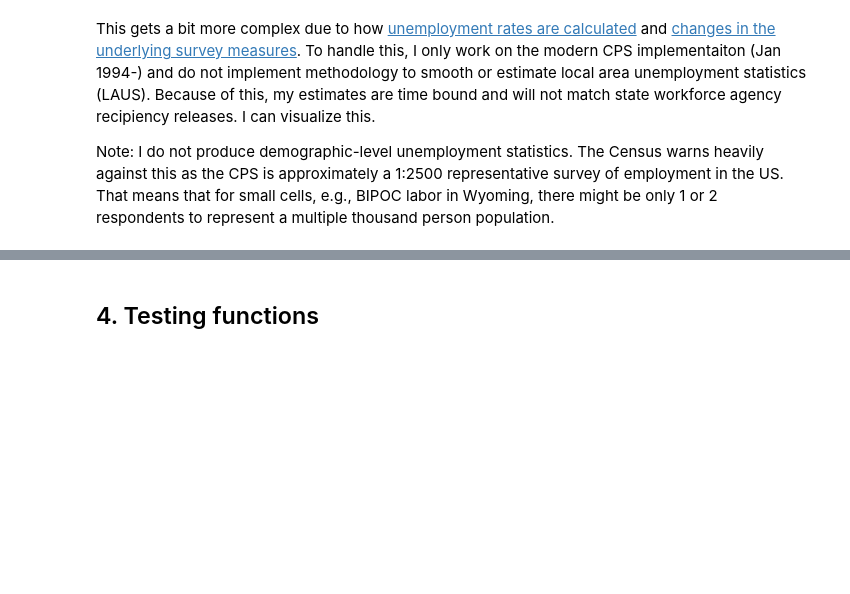
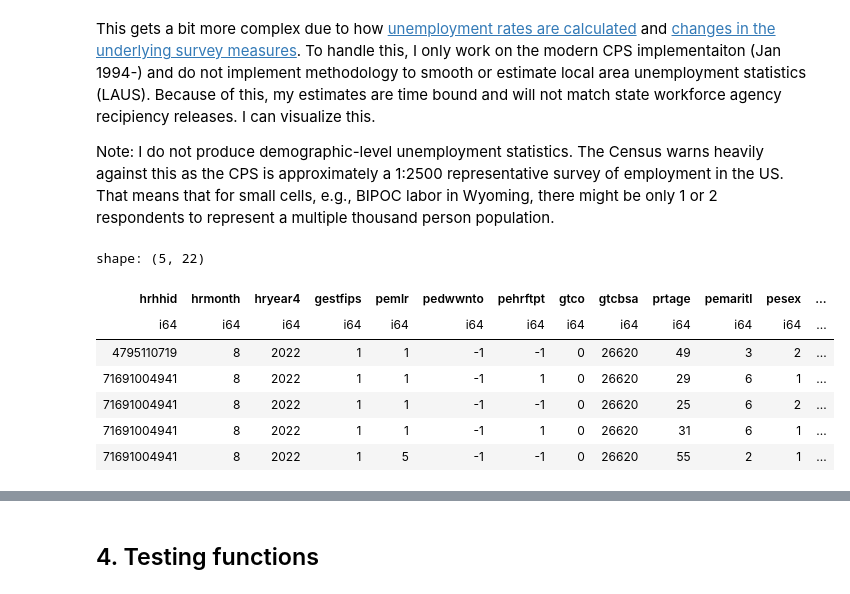
Before and after one commit to m-rosenbaum/CAPP-30239-Static, a Jupyter notebook: scratch/data_scratch.ipynb, the cells around one changed output, grey strips where cells are left out. Drawn from its saved outputs; the diff is of its cells as text; code cells hidden in the pictures; blank space fills up the shorter version.

Commit message:
Adding scratch data

```diff
--- a/scratch/data_scratch.ipynb
+++ b/scratch/data_scratch.ipynb
@@ -160,0 +166,22 @@ Note: I do not produce demographic-level unemployment statistics. The Census war
+# %%
+## Cleaning code
+# Load data
+keepvars = ["hrhhid","hrmonth","hryear4","gestfips", # IDs
+			"pemlr","pedwwnto","pehrftpt", # UI Vars
+            "gtco","gtcbsa", # Urbanicity
+		  	"prtage", "pemaritl", "pesex", "peeduca", "ptdtrace",
+            "prdthsp", "pehspnon", "prcitshp", "pudis", # Demographics
+			"hwhhwgt", "pwsswgt", "pwcmpwgt", "hrintsta", # Weights
+            ]
+df = pl.read_csv("C:/Users/micha/Downloads/cpsb202208.csv",
+                 infer_schema_length = 10000).select(keepvars)
+df.head()
+# %% [output]
+shape: (5, 22)
+| hrhhid | hrmonth | hryear4 | gestfips | pemlr | pedwwnto | pehrftpt | gtco | gtcbsa | prtage | pemaritl | pesex | ... |
+| i64 | i64 | i64 | i64 | i64 | i64 | i64 | i64 | i64 | i64 | i64 | i64 | ... |
+| 4795110719 | 8 | 2022 | 1 | 1 | -1 | -1 | 0 | 26620 | 49 | 3 | 2 | ... |
+| 71691004941 | 8 | 2022 | 1 | 1 | -1 | 1 | 0 | 26620 | 29 | 6 | 1 | ... |
+| 71691004941 | 8 | 2022 | 1 | 1 | -1 | -1 | 0 | 26620 | 25 | 6 | 2 | ... |
+| 71691004941 | 8 | 2022 | 1 | 1 | -1 | 1 | 0 | 26620 | 31 | 6 | 1 | ... |
+| 71691004941 | 8 | 2022 | 1 | 5 | -1 | -1 | 0 | 26620 | 55 | 2 | 1 | ... |
```
Also changed, not shown: parts of 9 cells of this notebook, 1 other file.
